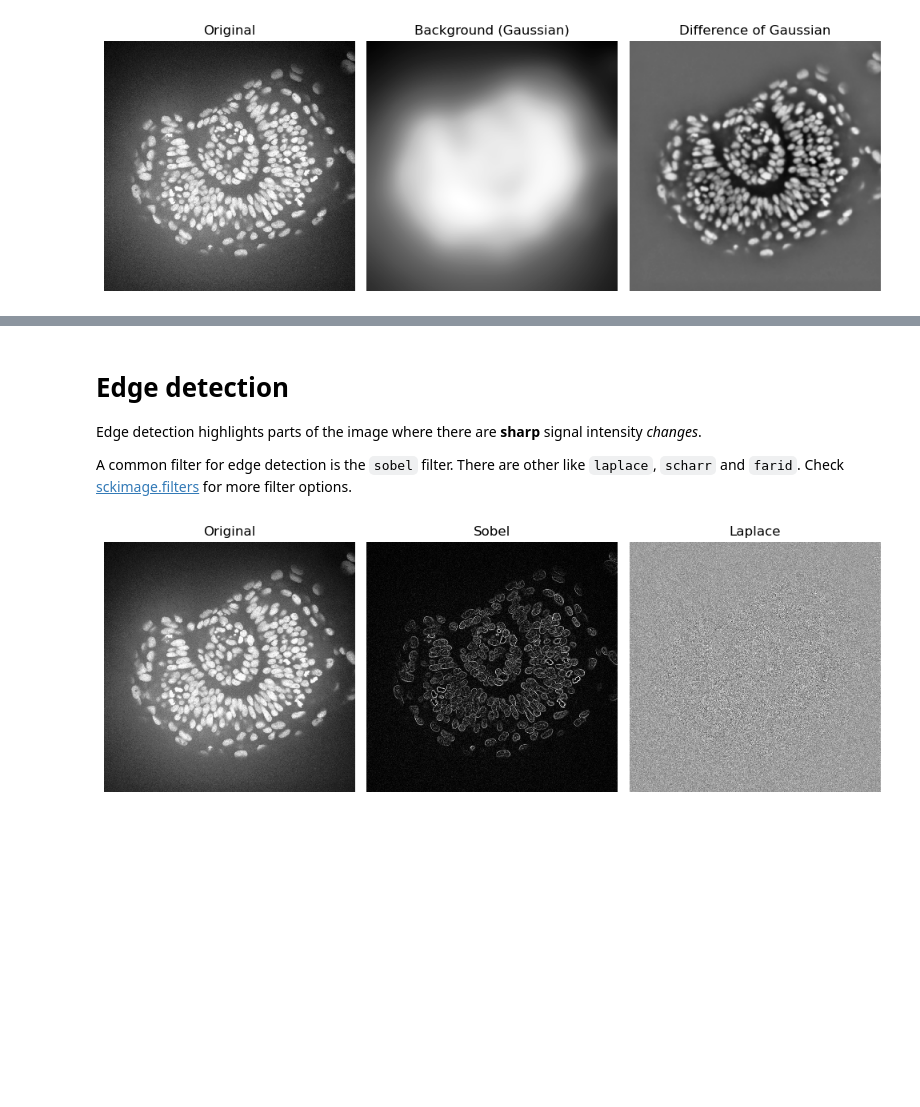
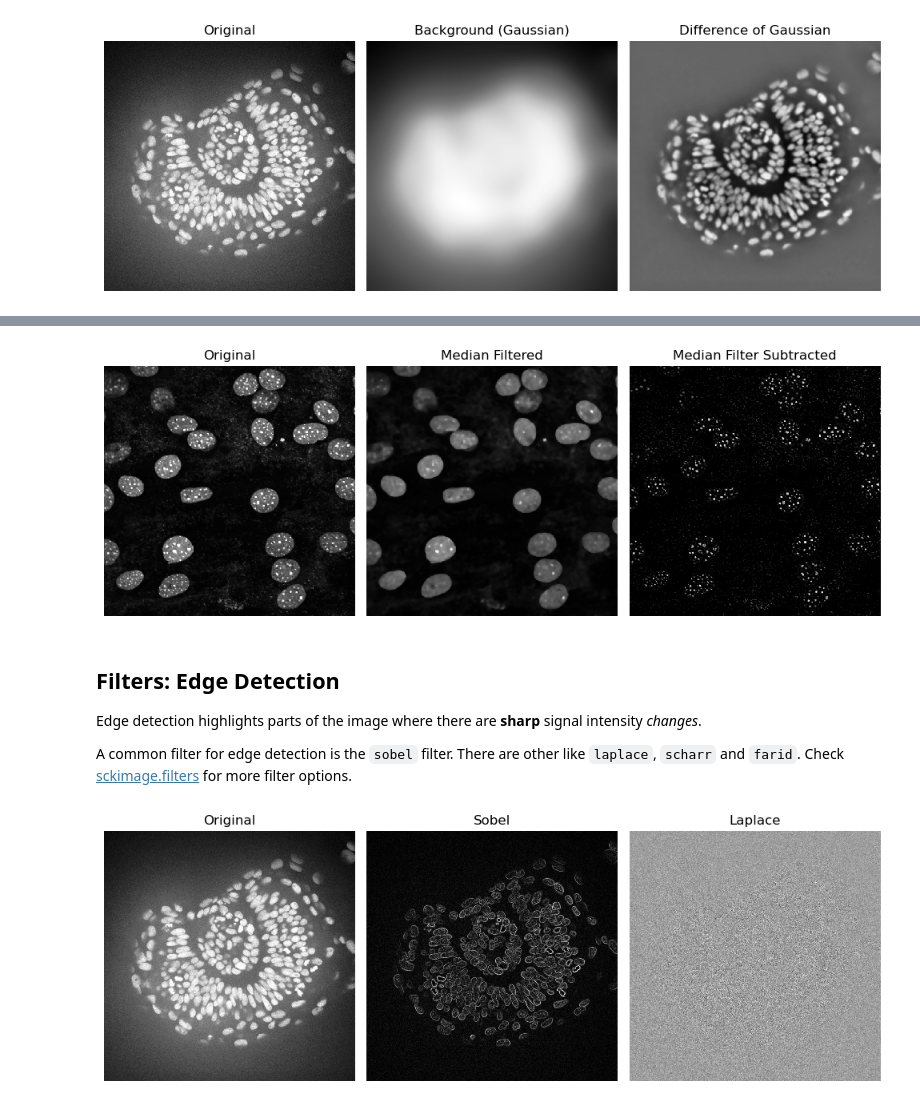
Before and after one commit to BiAPoL/PoL-BioImage-Analysis-TS-Early-Career-Track, a Jupyter notebook: docs/day1e_image_processing/04_Filters.ipynb, the cells around one changed output, grey strips where cells are left out. Saved outputs shown, nothing was run; the diff lists cells and outputs as text; code cells hidden in the pictures; blank space fills up the shorter version.

Commit message:
Add median subtracted example

```diff
--- a/docs/day1e_image_processing/04_Filters.ipynb
+++ b/docs/day1e_image_processing/04_Filters.ipynb
@@ -145,5 +151,30 @@ plt.tight_layout()
+# %%
+C2C12_nuclei = imread('../../data/C2C12_nuclei.tif').astype(float)
+
+# Median filter (with a footprint element of 4 pixels)
+median_filtered = median(C2C12_nuclei, footprint=disk(4)).astype(float)
+
+# Subtract median filtered image from original
+median_filter_subtracted = C2C12_nuclei - median_filtered
+
+fig, axs = plt.subplots(1, 3, figsize=(10,10))
+
+imshow(C2C12_nuclei, plot=axs[0])
+axs[0].set_title("Original")
+imshow(median_filtered, plot=axs[1])
+axs[1].set_title("Median Filtered")
+imshow(median_filter_subtracted, plot=axs[2],
+    min_display_intensity=0,
+    max_display_intensity=median_filter_subtracted.max()
+    )
+axs[2].set_title("Median Filter Subtracted")
+for ax in axs:
+    ax.axis('off')
+plt.tight_layout()
+# %% [output]
+[figure, added]
 # %% [markdown]
-# Edge detection
+## Filters: Edge Detection
 
 Edge detection highlights parts of the image where there are **sharp** signal intensity _changes_.
 
```
Also changed, not shown: parts of 6 cells of this notebook.
